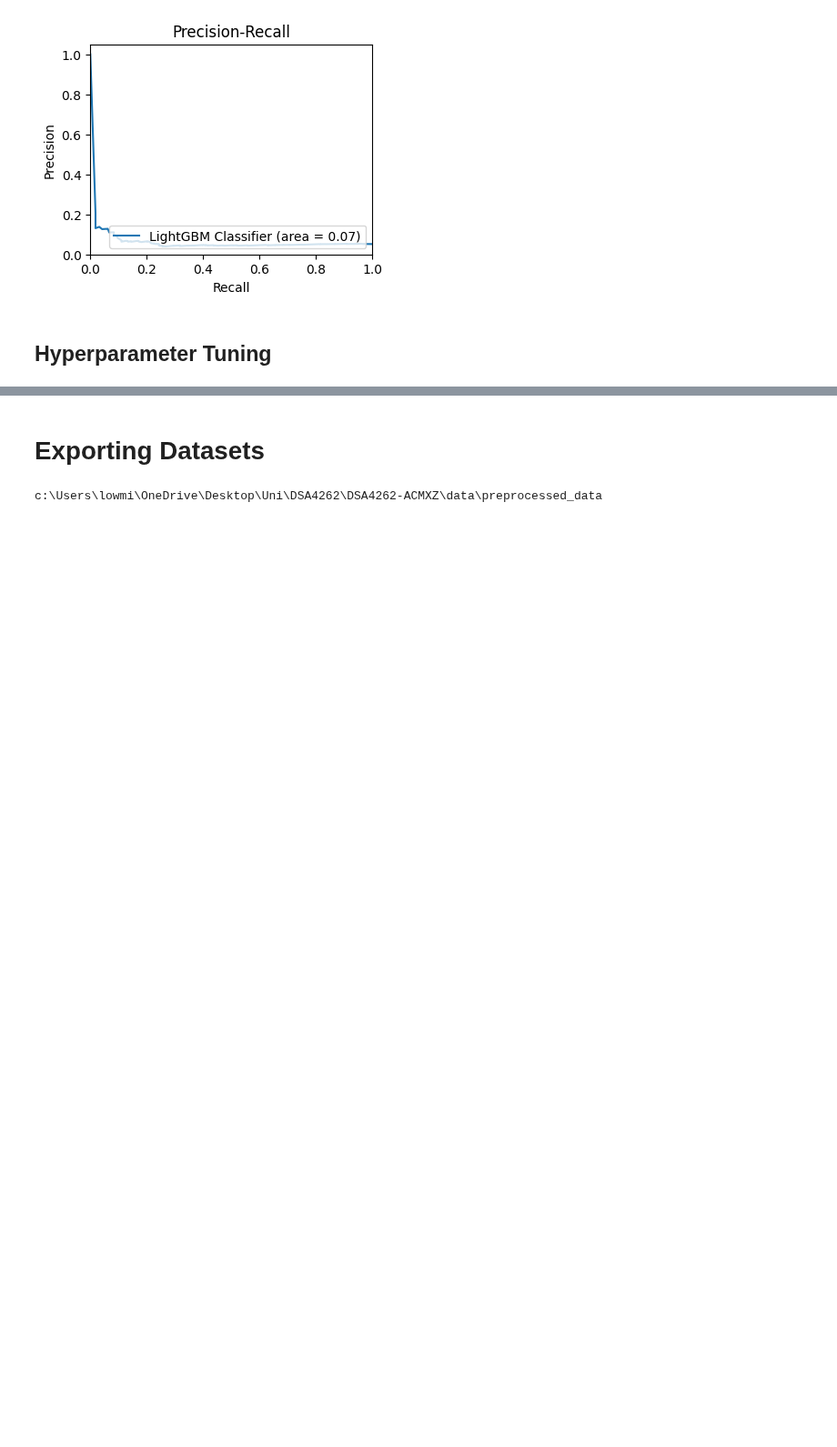
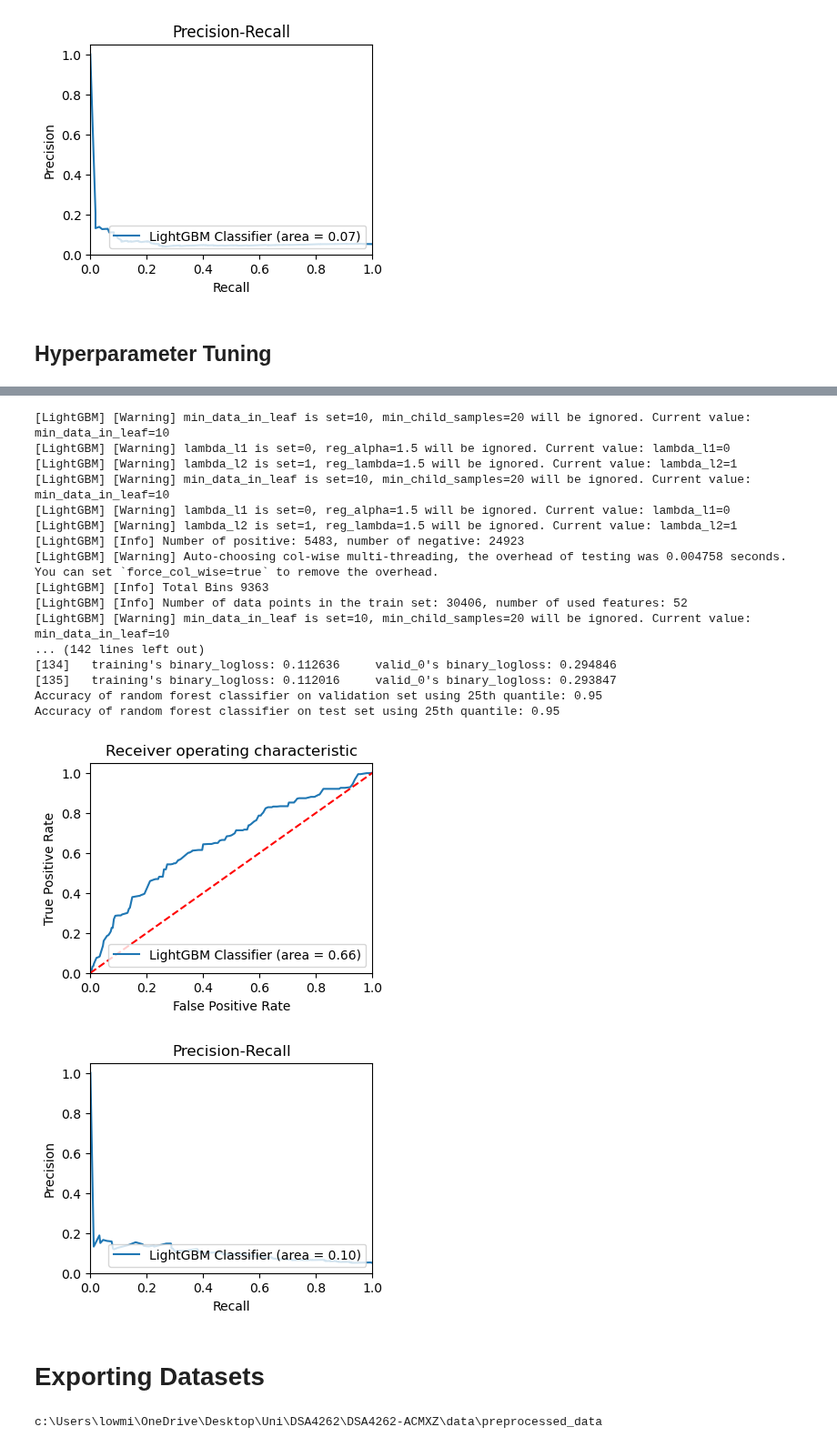
Before and after one commit to claudia-07/DSA4262-ACMXZ, a Jupyter notebook: modelling/Modelling_MinYu.ipynb, the cells around one changed output, grey strips where cells are left out. Shown at 91% size. Saved outputs shown, nothing was run; the diff lists cells and outputs as text; code cells hidden in the pictures; blank space fills up the shorter version.

```diff
--- a/modelling/Modelling_MinYu.ipynb
+++ b/modelling/Modelling_MinYu.ipynb
@@ -527,3 +805,31 @@ opt_params = bayes_parameter_opt_lgb(X, y, init_round=5, opt_round=10, n_folds=3
+# %%
+#fea_imp_ = pd.DataFrame({'cols':X_train.columns, 'fea_imp':model.feature_importances_})
+top_few_imp = fea_imp_.loc[fea_imp_.fea_imp > 0].sort_values(by=['fea_imp'], ascending = False)['cols'].unique()
+X_train_imp = X_train[top_few_imp]
+X_val_imp = X_val[top_few_imp]
+X_test_imp = X_test[top_few_imp]
+# %%
+lgbmodel(X_train_imp, y_train.values.ravel(), X_val_imp, y_val.values.ravel(), X_test_imp, y_test.values.ravel(), "25th quantile")
+# %% [output]
+[LightGBM] [Warning] min_data_in_leaf is set=10, min_child_samples=20 will be ignored. Current value: min_data_in_leaf=10
+[LightGBM] [Warning] lambda_l1 is set=0, reg_alpha=1.5 will be ignored. Current value: lambda_l1=0
+[LightGBM] [Warning] lambda_l2 is set=1, reg_lambda=1.5 will be ignored. Current value: lambda_l2=1
+[LightGBM] [Warning] min_data_in_leaf is set=10, min_child_samples=20 will be ignored. Current value: min_data_in_leaf=10
+[LightGBM] [Warning] lambda_l1 is set=0, reg_alpha=1.5 will be ignored. Current value: lambda_l1=0
+[LightGBM] [Warning] lambda_l2 is set=1, reg_lambda=1.5 will be ignored. Current value: lambda_l2=1
+[LightGBM] [Info] Number of positive: 5483, number of negative: 24923
+[LightGBM] [Warning] Auto-choosing col-wise multi-threading, the overhead of testing was 0.004758 seconds.
+You can set `force_col_wise=true` to remove the overhead.
+[LightGBM] [Info] Total Bins 9363
+[LightGBM] [Info] Number of data points in the train set: 30406, number of used features: 52
+[LightGBM] [Warning] min_data_in_leaf is set=10, min_child_samples=20 will be ignored. Current value: min_data_in_leaf=10
+... (142 lines left out)
+[134]   training's binary_logloss: 0.112636     valid_0's binary_logloss: 0.294846
+[135]   training's binary_logloss: 0.112016     valid_0's binary_logloss: 0.293847
+Accuracy of random forest classifier on validation set using 25th quantile: 0.95
+Accuracy of random forest classifier on test set using 25th quantile: 0.95
+[figure, added]
+[figure, added]
 # %% [markdown]
 # Exporting Datasets
 # %%
```
Also changed, not shown: parts of 18 cells of this notebook.
